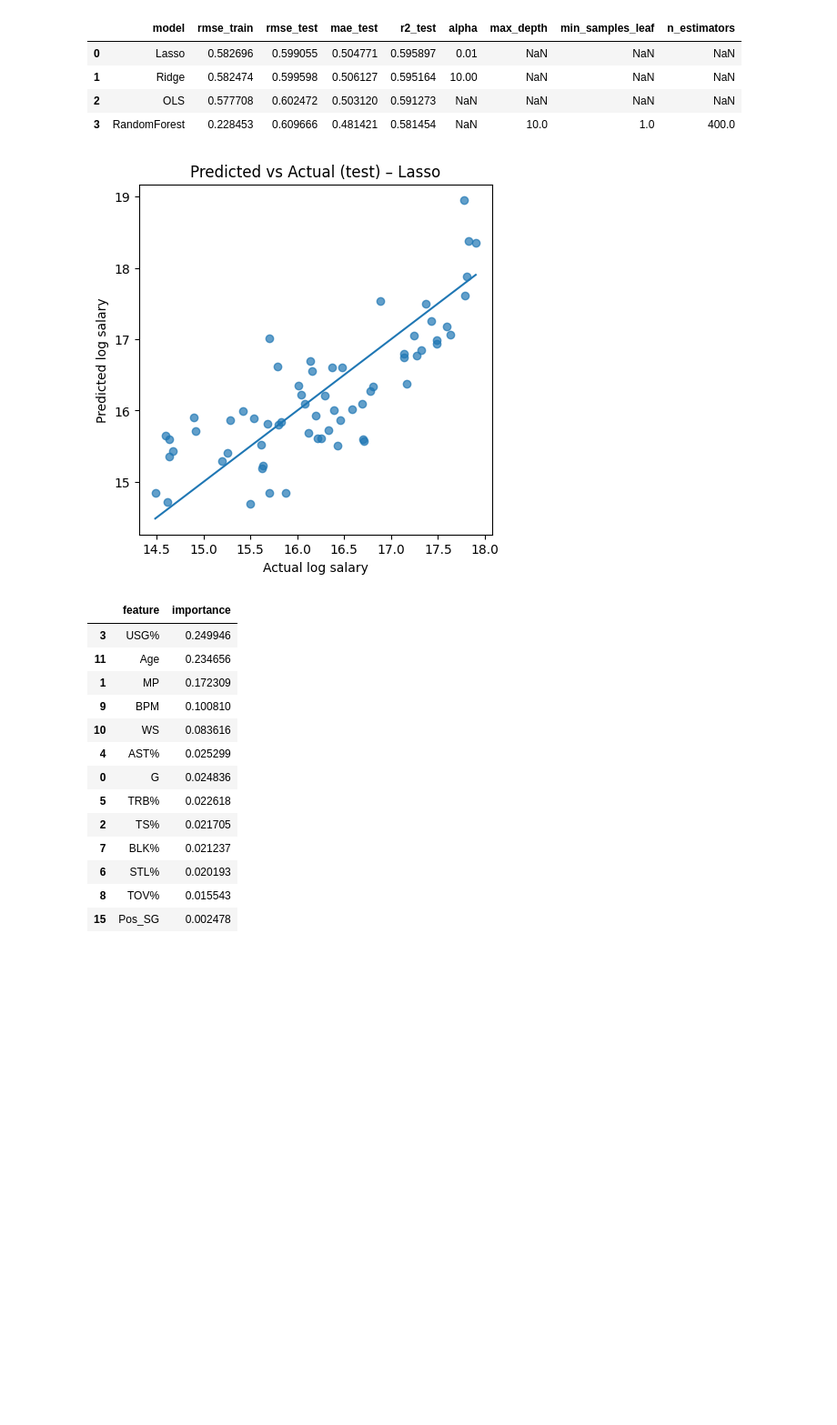
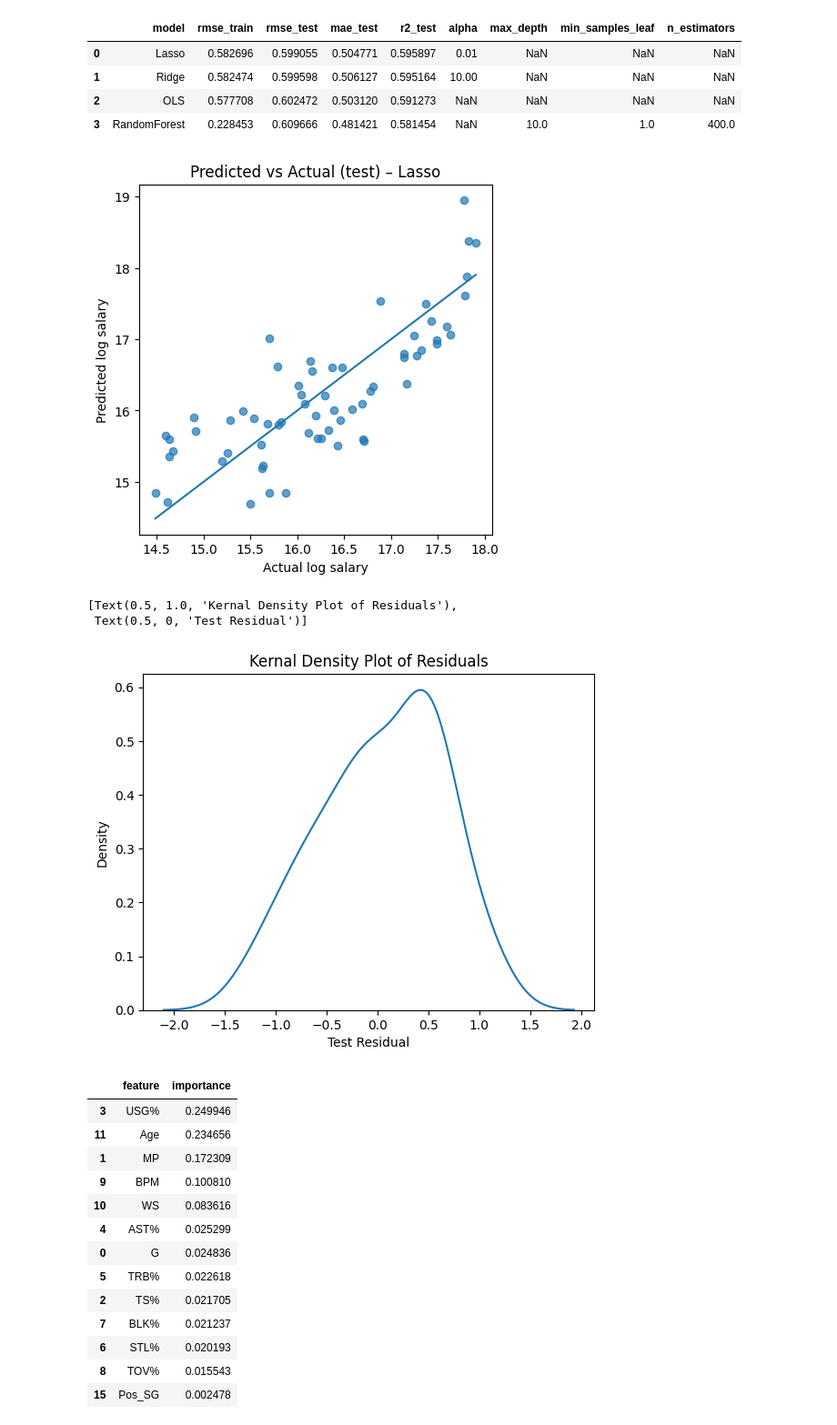
Before and after one commit to shawnmalik1/DS3001_F25_Project, a Jupyter notebook: DS3001_Project_Code.ipynb, the cells around one changed output. Shown at 91% size. Cells and saved outputs as stored; diff of their text form; code cells hidden in the pictures; blank space fills up the shorter version.

Commit message:
Added risudual kde plot for Lasso model

```diff
--- a/DS3001_Project_Code.ipynb
+++ b/DS3001_Project_Code.ipynb
@@ -305,19 +301,25 @@ RandomForest: RMSE_test=0.610, MAE_test=0.481, R2_test=0.581
 # %%
 # Predicted vs. Actual y value of Lasso model (our best model)
 best_name = results_df.iloc[0]["model"]
 best_model = fitted_models[best_name]
 
 y_test_pred = best_model.predict(X_test)
 
 plt.figure(figsize=(5, 5))
 plt.scatter(y_test, y_test_pred, alpha=0.7)
 plt.plot([y_test.min(), y_test.max()], [y_test.min(), y_test.max()])
 plt.xlabel("Actual log salary")
 plt.ylabel("Predicted log salary")
 plt.title(f"Predicted vs Actual (test) – {best_name}")
 plt.show()
+
+#residual plot of Lasso Model
+sns.kdeplot(y_test - y_test_pred).set(title='Kernal Density Plot of Residuals', xlabel='Test Residual')
 # %% [output]
 [figure]
+[Text(0.5, 1.0, 'Kernal Density Plot of Residuals'),
+ Text(0.5, 0, 'Test Residual')]
+[figure, added]
 # %%
 #Look into Random Forest model -> check into predictor importance
 rf_model = fitted_models["RandomForest"]
```
Also changed, not shown: parts of 2 cells of this notebook.
